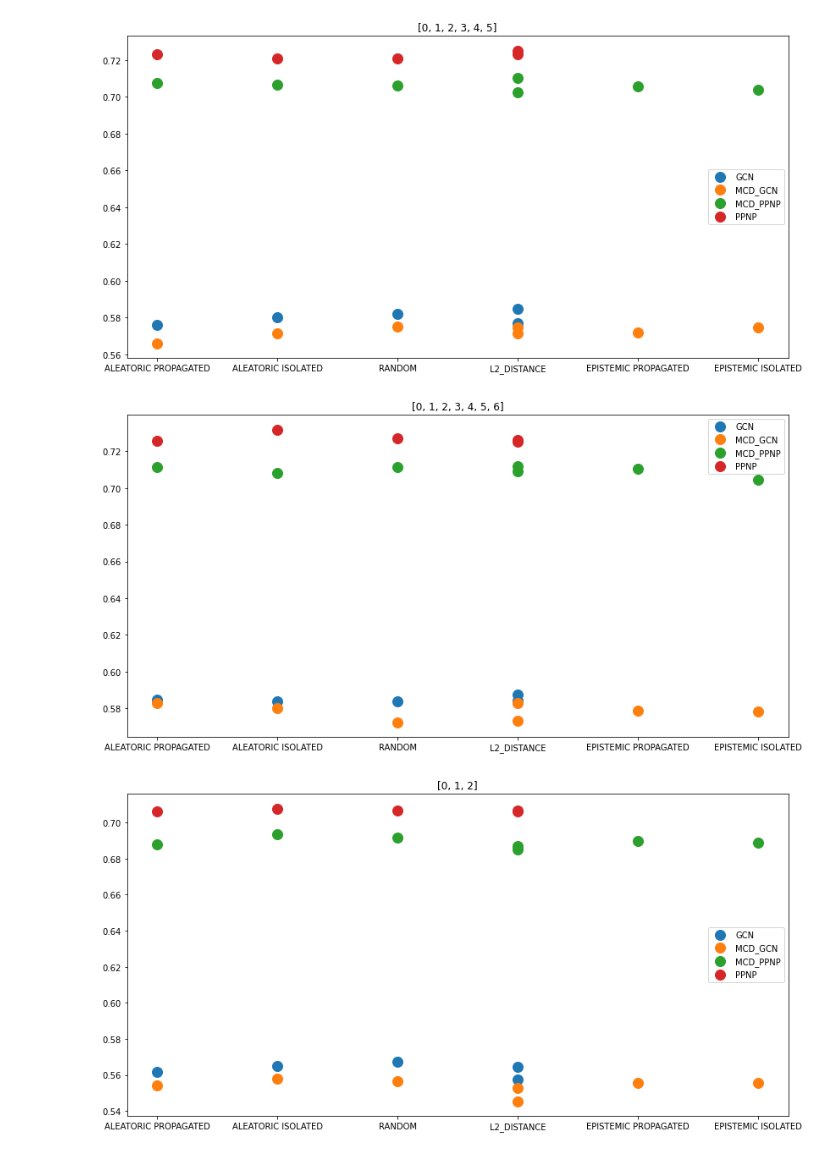
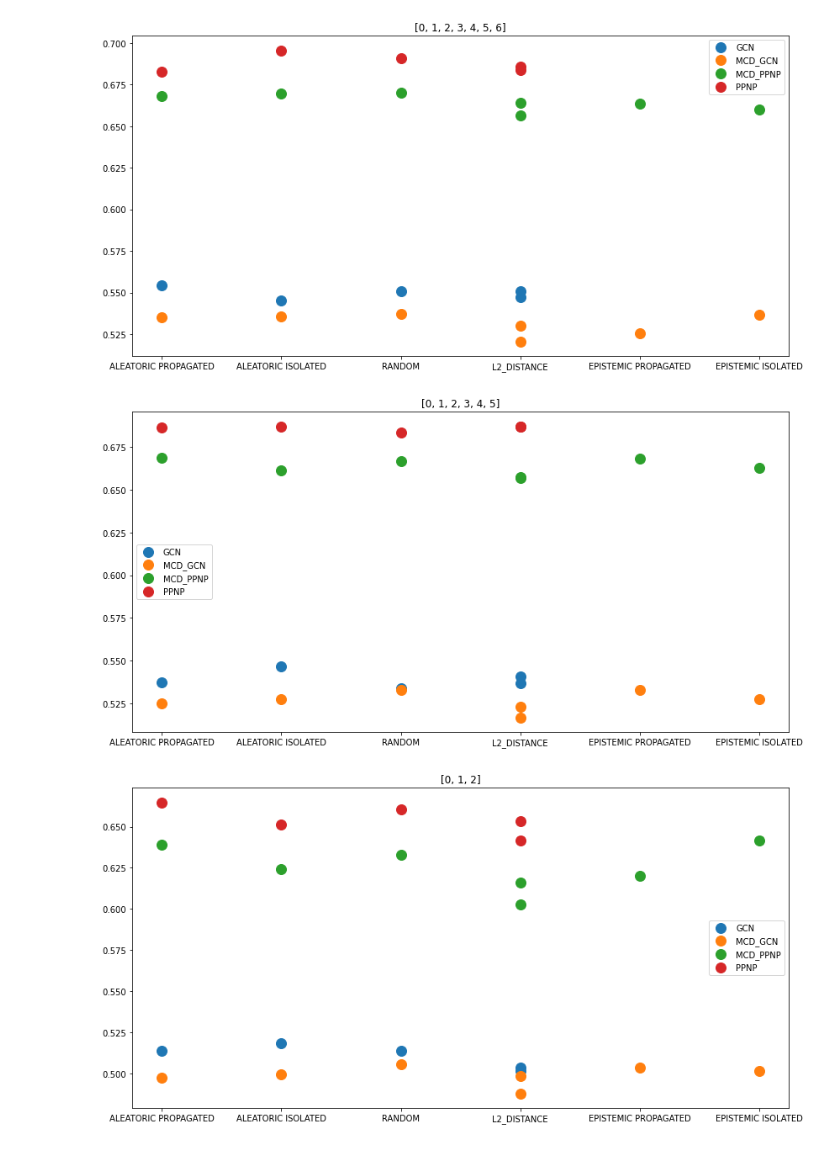
Before and after one commit to antoniooroz/guided-research, a Jupyter notebook: visualizations/active_learning.ipynb, the cells around one changed output. Cells and saved outputs as stored; diff of their text form; code cells hidden in the pictures.

```diff
--- a/visualizations/active_learning.ipynb
+++ b/visualizations/active_learning.ipynb
@@ -12,7 +12,7 @@ def afterPoint(str):
 
 
 
-tag = "active_learning_7_v3_30"
+tag = "active_learning_7_hard_v1_30"
 starting_classes = [
         [[0]],
         [[0, 1, 2]],
@@ -37,33 +37,33 @@ for key, runs in runs_per_starting_class.items():
     accuracies = []
     models = []
     selectors = []
 
 
     for run in runs:
         accuracy = run.summary["mean/eval/VALTEST/PROPAGATED/accuracy"]
 
         model = afterPoint(run.config["model/type"])
 
         active_learning_selector = afterPoint(run.config["experiment/active_learning_selector"])
         if active_learning_selector == "UNCERTAINTY":
             active_learning_selector = f"{afterPoint(run.config['experiment/active_learning_selector_uncertainty_mode'])} {afterPoint(run.config['experiment/active_learning_selector_network_mode'])}"
 
         accuracies.append(accuracy)
         models.append(model)
         selectors.append(active_learning_selector)
 
     df = pd.DataFrame(dict(x=selectors, y=accuracies, label=models))
     groups = df.groupby('label')
 
     fig, ax = plt.subplots(figsize=(14, 7))
     ax.margins(0.05)
     for name, group in groups:
         ax.plot(group.x, group.y, marker='o', linestyle='', ms=12, label=name)
     ax.legend(numpoints=1)
     plt.title(key)
     plt.plot(df.x, df.y, linestyle='', ms=12, label=key)
     plt.show()
 # %% [output]
-[figure, old version]
+[figure, new version]
-[figure, old version]
+[figure, new version]
-[figure, old version]
+[figure, new version]
```
Also changed, not shown: parts of 1 cell of this notebook, 3 other files.
